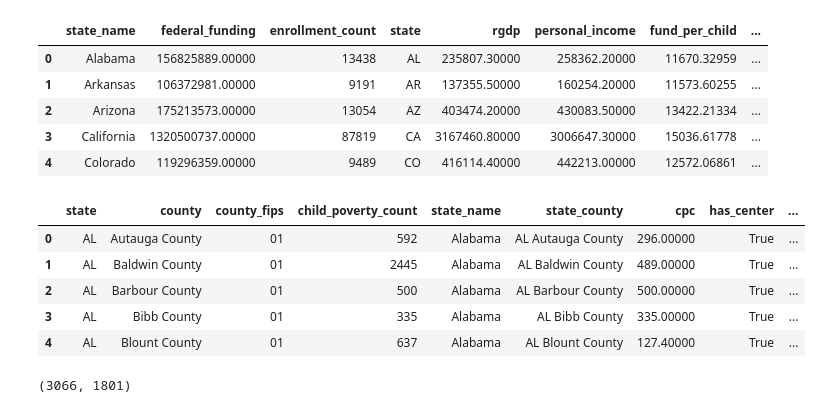
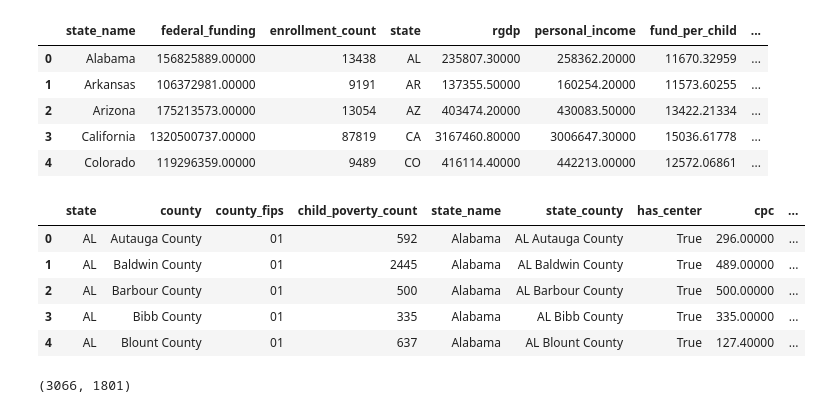
Before and after one commit to AGA-Datathon-2023/Dataminers, a Jupyter notebook: analysis_submission.ipynb, the cells around one changed output. Saved outputs shown, nothing was run; the diff lists cells and outputs as text; code cells hidden in the pictures.

```diff
--- a/analysis_submission.ipynb
+++ b/analysis_submission.ipynb
@@ -314,41 +314,48 @@ df.head()
 # %%
 def get_child_per_center(children:float, centers: float):
     if centers == 0 or centers == np.nan:
         return np.nan
     return round(children / centers, 5)
 
 
 def find_county_cpc(index):
     state_county = df_child_poverty.loc[index, 'state_county']
     count_children = df_child_poverty.loc[index, 'child_poverty_count']
     count_centers = df_headstart_center[df_headstart_center.state_county == state_county].shape[0]
     return get_child_per_center(count_children, count_centers)
 
 
 def find_state_cpc(index):
     state = df_child_poverty.loc[index, 'state']
-    count_enrolled_children = df[df.state == state].enrollment_count.values[0]
-    count_centers = df_headstart_center[df_headstart_center.state == state].shape[0]
+    # count_enrolled_children = df[df.state == state].enrollment_count.sum()
+    count_enrolled_children = df[df.state == state].enrollment_count.sum()
+    count_centers = df_headstart_center[df_headstart_center.state == state].state_county.nunique()
     return get_child_per_center(count_enrolled_children, count_centers)
 
 
 def check_has_center(index):
     state_county = df_child_poverty.loc[index, 'state_county']
     count_centers = df_headstart_center[df_headstart_center.state_county == state_county].shape[0]
     return count_centers > 0
 
 
+def count_state_center(index):
+    state = df_child_poverty.loc[index, 'state']
+    count_centers = df_headstart_center[df_headstart_center.state == state].shape[0]
+    return count_centers
+
+
+df_child_poverty['has_center'] = df_child_poverty.index.map(check_has_center)
 df_child_poverty['cpc'] = df_child_poverty.index.map(find_county_cpc)
-df_child_poverty['has_center'] = df_child_poverty.index.map(check_has_center)
 df_child_poverty['state_cpc'] = df_child_poverty.index.map(find_state_cpc)
 df_child_poverty.head()
 # %% [output]
-|  | state | county | county_fips | child_poverty_count | state_name | state_county | cpc | has_center | ... |
-| 0 | AL | Autauga County | 01 | 592 | Alabama | AL Autauga County | 296.00000 | True | ... |
-| 1 | AL | Baldwin County | 01 | 2445 | Alabama | AL Baldwin County | 489.00000 | True | ... |
-| 2 | AL | Barbour County | 01 | 500 | Alabama | AL Barbour County | 500.00000 | True | ... |
-| 3 | AL | Bibb County | 01 | 335 | Alabama | AL Bibb County | 335.00000 | True | ... |
-| 4 | AL | Blount County | 01 | 637 | Alabama | AL Blount County | 127.40000 | True | ... |
+|  | state | county | county_fips | child_poverty_count | state_name | state_county | has_center | cpc | ... |
+| 0 | AL | Autauga County | 01 | 592 | Alabama | AL Autauga County | True | 296.00000 | ... |
+| 1 | AL | Baldwin County | 01 | 2445 | Alabama | AL Baldwin County | True | 489.00000 | ... |
+| 2 | AL | Barbour County | 01 | 500 | Alabama | AL Barbour County | True | 500.00000 | ... |
+| 3 | AL | Bibb County | 01 | 335 | Alabama | AL Bibb County | True | 335.00000 | ... |
+| 4 | AL | Blount County | 01 | 637 | Alabama | AL Blount County | True | 127.40000 | ... |
 # %%
 df_child_poverty.shape[0], df_child_poverty.county.nunique() # counties may have same name but different state
 # %% [output]
```
Also changed, not shown: parts of 10 cells of this notebook, 5 other files.
